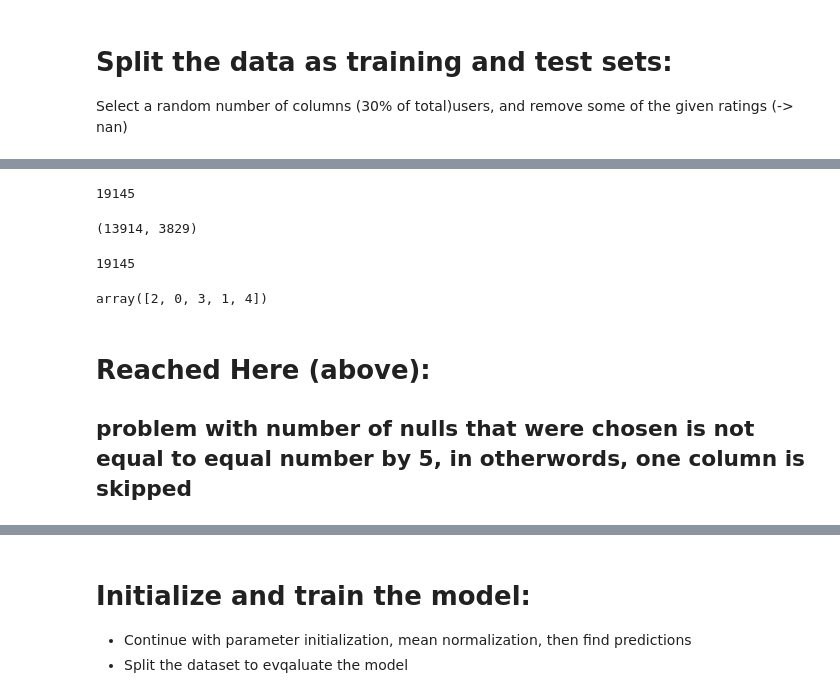
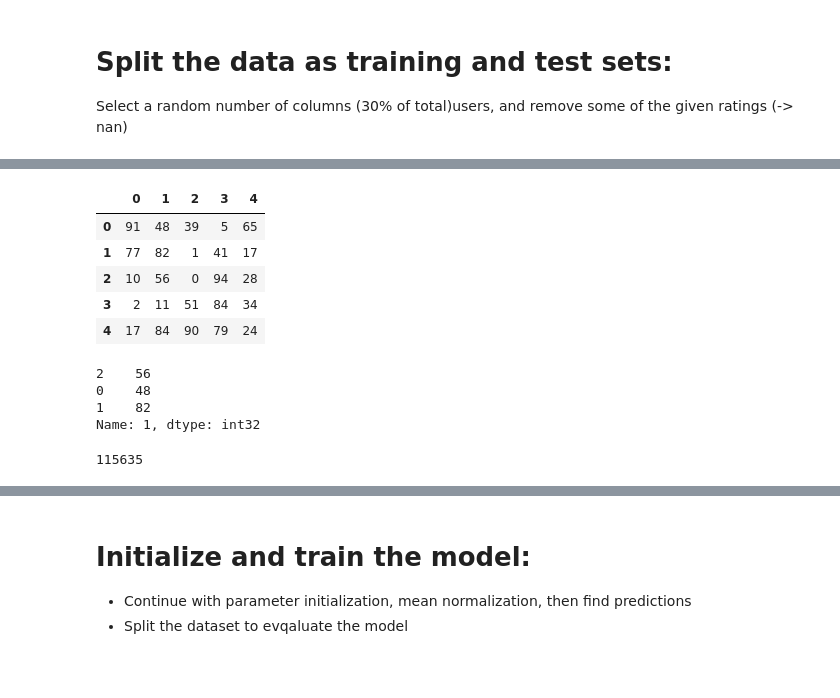
Before and after one commit to Sandy4321/yelp-recommender-system, a Jupyter notebook: Recommender System.ipynb, the cells around one changed output, grey strips where cells are left out. Drawn from its saved outputs; the diff is of its cells as text; code cells hidden in the pictures; blank space fills up the shorter version.

```diff
--- a/Recommender System.ipynb
+++ b/Recommender System.ipynb
@@ -366,19 +417,17 @@ Y_test.notnull().sum().sum()
-# %%
-Y_test.shape[1]*5
-# %% [output]
-19145
-# %%
-Y_test.shape
-# %% [output]
-(13914, 3829)
-# %%
-3829*5
-# %% [output]
-19145
-# %%
-np.random.choice(6, 5, replace=False)
-# %% [output]
-array([2, 0, 3, 1, 4])
-# %% [markdown]
-#  Reached Here (above):
-## problem with number of nulls that were chosen is not equal to equal number by 5, in otherwords, one column is skipped
+# %%
+df = pd.DataFrame(np.random.randint(0, 100,(5,5)), columns=range(5))
+df.to
+# %% [output]
+|  | 0 | 1 | 2 | 3 | 4 |
+| 0 | 91 | 48 | 39 | 5 | 65 |
+| 1 | 77 | 82 | 1 | 41 | 17 |
+| 2 | 10 | 56 | 0 | 94 | 28 |
+| 3 | 2 | 11 | 51 | 84 | 34 |
+| 4 | 17 | 84 | 90 | 79 | 24 |
+# %%
+df.iloc[mask2,1]
+# %% [output]
+2    56
+0    48
+1    82
+Name: 1, dtype: int32
@@ -384,0 +452,4 @@ array([2, 0, 3, 1, 4])
+# %%
+Y_test.count().sum()
+# %% [output]
+115635
```
Also changed, not shown: parts of 90 cells of this notebook.
